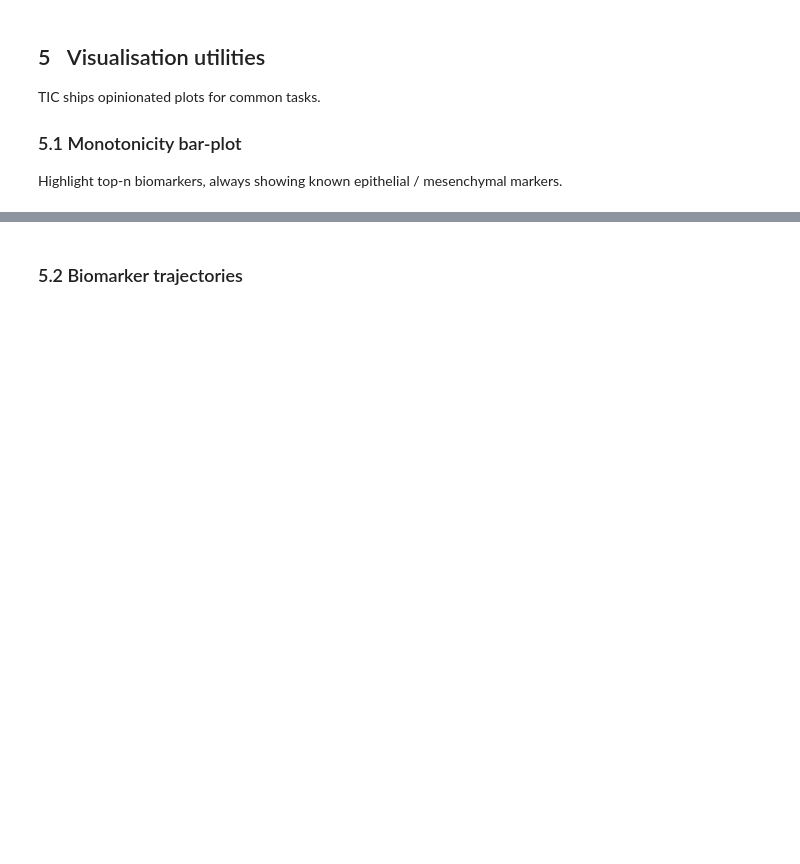
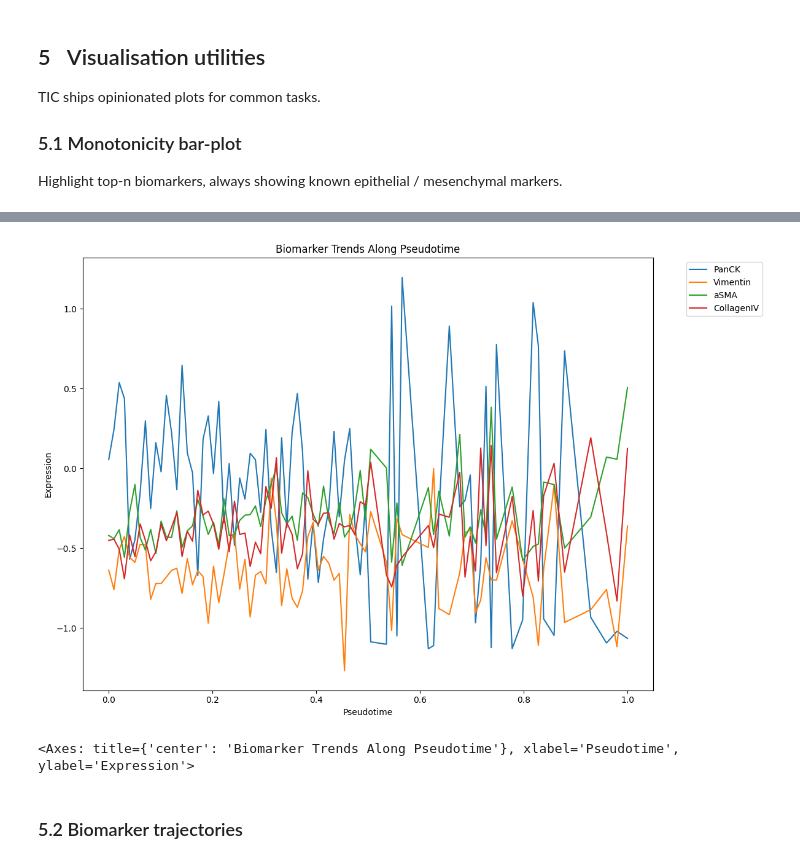
Before and after one commit to cellethology/tic, a Jupyter notebook: tutorial/tutorial_tic.ipynb, the cells around one changed output, grey strips where cells are left out. Saved outputs shown, nothing was run; the diff lists cells and outputs as text; code cells hidden in the pictures; blank space fills up the shorter version.

```diff
--- a/tutorial/tutorial_tic.ipynb
+++ b/tutorial/tutorial_tic.ipynb
@@ -181,3 +192,14 @@ plot_monotonicity_metrics_bar(
+# %%
+from tic.plotting import plot_biomarker_trends
+plot_biomarker_trends(
+    adata=pseudotime_adata,
+    selected_biomarkers=UPMC_EPITHELIAL_GENES + UPMC_MESENCHYMAL_GENES,
+    x_transform="bin+normalize",
+    bins=100,
+)
+# %% [output]
+[figure, added]
+<Axes: title={'center': 'Biomarker Trends Along Pseudotime'}, xlabel='Pseudotime', ylabel='Expression'>
 # %% [markdown]
 
 ### 5.2 Biomarker trajectories
```
Also changed, not shown: parts of 7 cells of this notebook, 9 other files.
